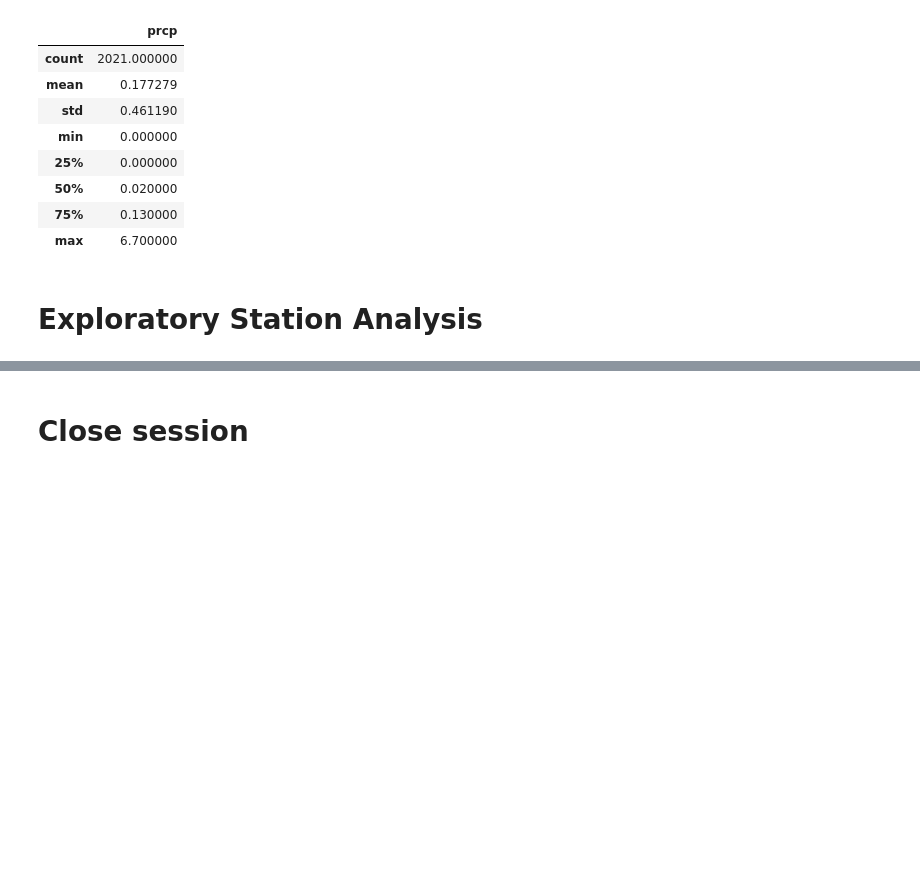
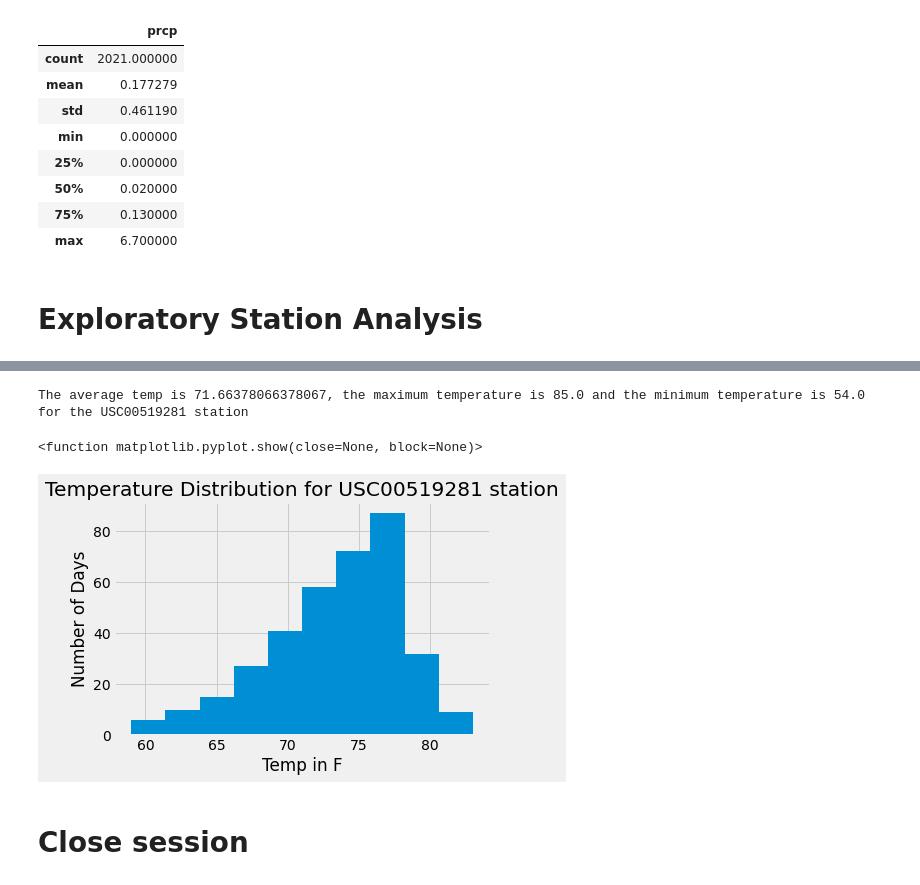
Before and after one commit to erik-hernandez-25/sqlalchemy-challenge, a Jupyter notebook: climate_starter.ipynb, the cells around one changed output, grey strips where cells are left out. Drawn from its saved outputs; the diff is of its cells as text; code cells hidden in the pictures; blank space fills up the shorter version.

Commit message:
climate analysis completed

```diff
--- a/climate_starter.ipynb
+++ b/climate_starter.ipynb
@@ -123,3 +141,5 @@ prcp_analysis.describe()
 # %%
 # Design a query to find the most active stations (i.e. what stations have the most rows?)
 # List the stations and the counts in descending order.
+active_stations = pd.DataFrame(session.query(Measurement.station).all()).value_counts()
+active_stations
@@ -131,3 +158,42 @@ prcp_analysis.describe()
+# %%
+# Using the most active station id from the previous query, calculate the lowest, highest, and average temperature.
+#The most active station is stored in the index 0 position
+
+st_stats = session.query(func.avg(Measurement.tobs),func.min(Measurement.tobs), func.max(Measurement.tobs))\
+.filter(Measurement.station == active_stations.index[0][0]).all()
+print(f"The average temp is {st_stats[0][0]}, the maximum temperature is {st_stats[0][2]} and the minimum temperature is {st_stats[0][1]}\
+ for the {active_stations.index[0][0]} station")
+# %% [output]
+The average temp is 71.66378066378067, the maximum temperature is 85.0 and the minimum temperature is 54.0 for the USC00519281 station
+# %%
+# Using the most active station id
+# Query the last 12 months of temperature observation data for this station and plot the results as a histogram
+last_date = session.query(Measurement).filter(Measurement.station == active_stations.index[0][0])\
+.order_by(Measurement.date.desc()).first()
+
+# Design a query to retrieve the last 12 months of precipitation data and plot the results.
+# Starting from the most recent data point in the database.
+date_separated = last_date.date.split('-')
+
+# Calculate the date one year from the last date in data set.
+year_back = int(date_separated[0])-1
+search_date = f"{year_back}-{date_separated[1]}-{date_separated[2]}"
+
+# Perform a query to retrieve the data and precipitation scores
+station_data = session.query(Measurement.date, Measurement.tobs).filter(Measurement.date >= search_date,Measurement.station == active_stations.index[0][0]).all()
+
+# Save the query results as a Pandas DataFrame and set the index to the date column
+st_analysis = pd.DataFrame(station_data)
+st_analysis.head()
+
+plt.hist(st_analysis['tobs'])
+plt.title(f"Temperature Distribution for {active_stations.index[0][0]} station" )
+plt.ylabel('Number of Days')
+plt.xlabel('Temp in F')
+plt.show
+# %% [output]
+<function matplotlib.pyplot.show(close=None, block=None)>
+[figure, added]
 # %% [markdown]
 # Close session
 # %%
```
Also changed, not shown: parts of 8 cells of this notebook.
